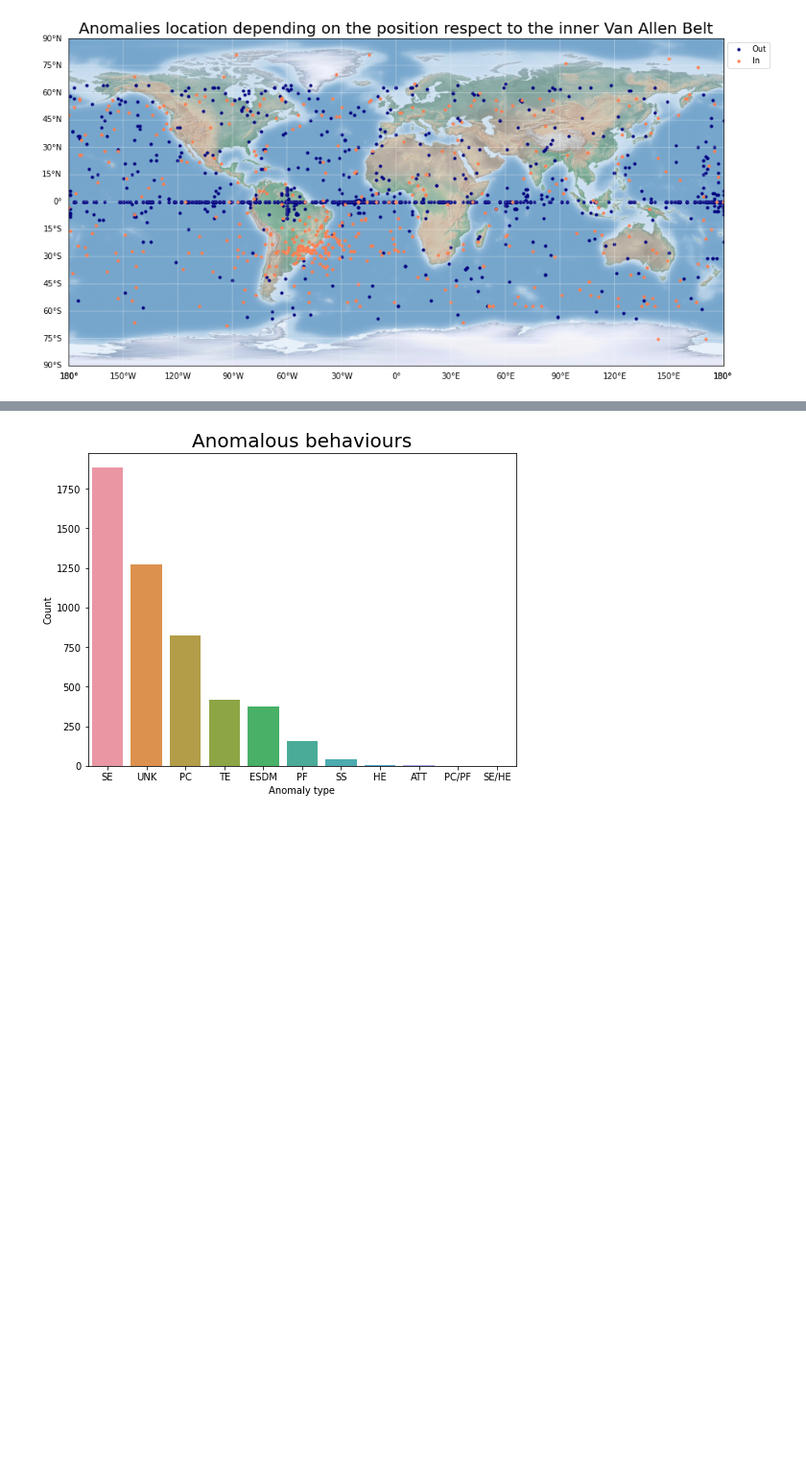
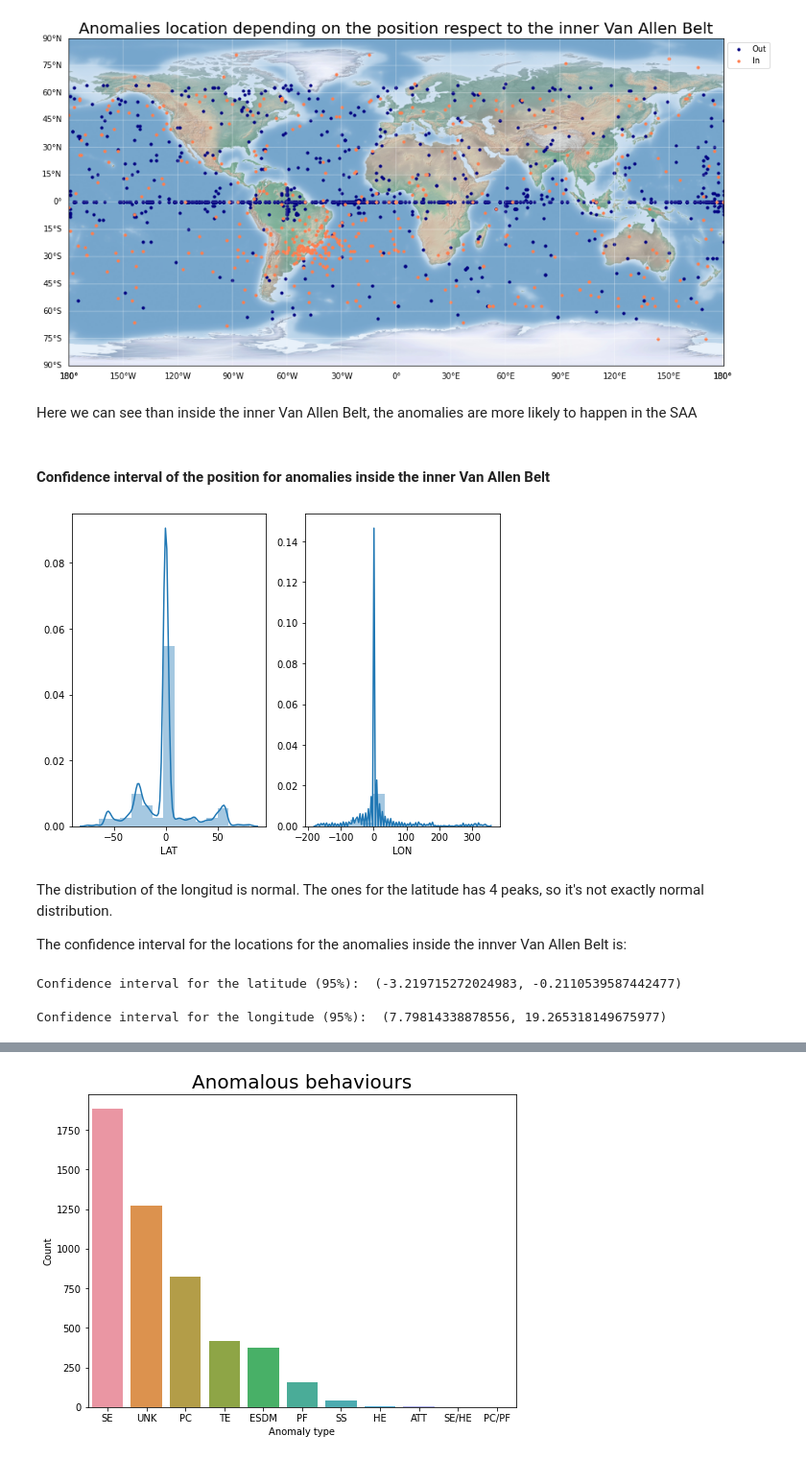
Before and after one commit to ironhack-bcn-data-pt/PR05-project-statistical-analysis, a Jupyter notebook: statistical-analysis.ipynb, the cells around one changed output, grey strips where cells are left out. Shown at 96% size. Saved outputs shown, nothing was run; the diff lists cells and outputs as text; code cells hidden in the pictures; blank space fills up the shorter version.

Commit message:
Confidence intervals, proportion test, reorganisation of the notebook

```diff
--- a/statistical-analysis.ipynb
+++ b/statistical-analysis.ipynb
@@ -420,3 +418,21 @@ plt.legend(bbox_to_anchor=(1.0,1.0))
 draw_map(m)
 # %% [output]
 [figure]
+# %% [markdown]
+Here we can see than inside the inner Van Allen Belt, the anomalies are more likely to happen in the SAA
+# %% [markdown]
+#### Confidence interval of the position for anomalies inside the inner Van Allen Belt
+# %%
+fig, ax = plt.subplots(1,2)
+
+x = ['LAT', 'LON']
+
+for i in range(2):
+    plt.sca(ax[i])
+    sns.distplot(anom[anom['VAN_ALLEN']==1][x[i]], bins=15)
+# %% [output]
+[figure, added]
+# %% [markdown]
+The distribution of the longitud is normal. The ones for the latitude has 4 peaks, so it's not exactly normal distribution.
+
+The confidence interval for the locations for the anomalies inside the innver Van Allen Belt is:
@@ -422,0 +447,10 @@ draw_map(m)
+# %%
+print('Confidence interval for the latitude (95%): ',
+      mean_confidence_interval(anom[anom['VAN_ALLEN']==1]['LAT'].values))
+# %% [output]
+Confidence interval for the latitude (95%):  (-3.219715272024983, -0.2110539587442477)
+# %%
+print('Confidence interval for the longitude (95%): ',
+      mean_confidence_interval(anom[anom['VAN_ALLEN']==1]['LON'].values))
+# %% [output]
+Confidence interval for the longitude (95%):  (7.79814338878556, 19.265318149675977)
```
Also changed, not shown: parts of 54 cells of this notebook.
